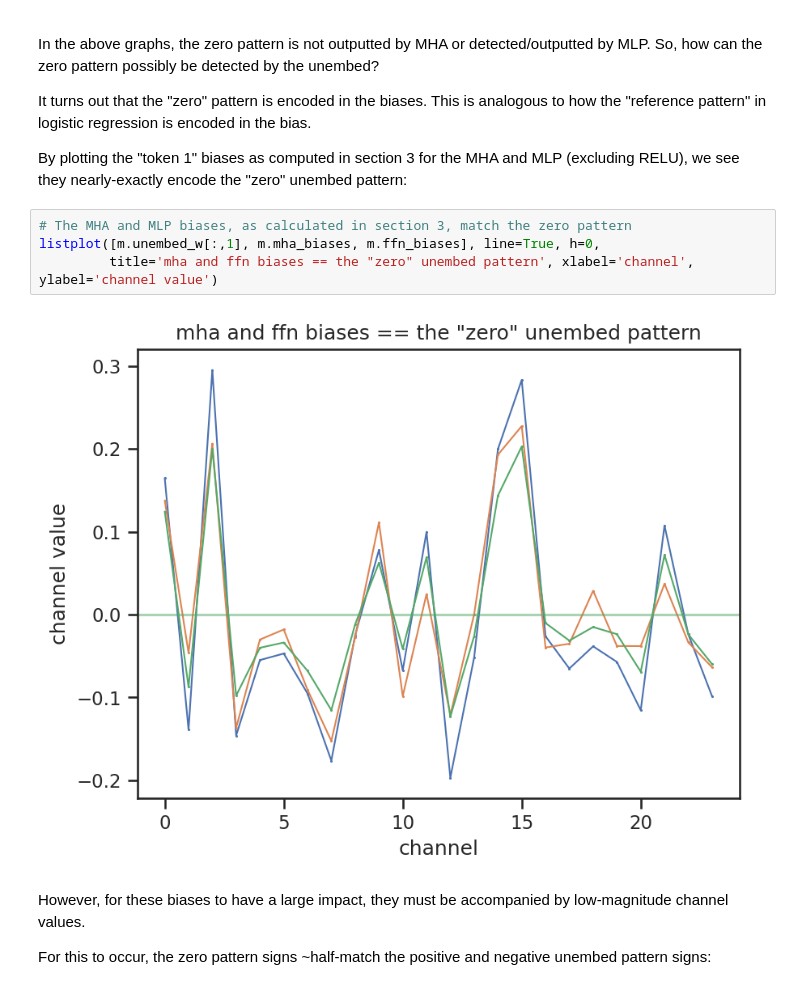
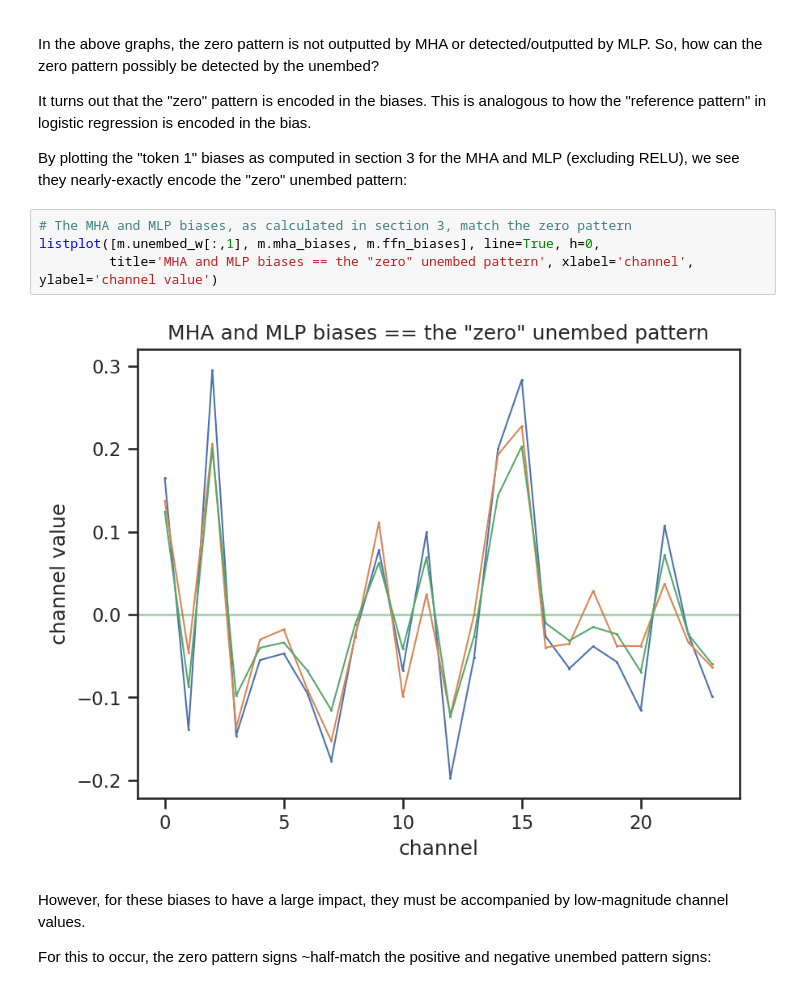
Before and after one commit to danwilhelm/cumsum_transformer, a Jupyter notebook: cumsum_transformer.ipynb, the cells around one changed output. Cells and saved outputs as stored; diff of their text form.

```diff
--- a/cumsum_transformer.ipynb
+++ b/cumsum_transformer.ipynb
@@ -505,9 +503,9 @@ By plotting the "token 1" biases as computed in section 3 for the MHA and MLP (e
 # %%
 # The MHA and MLP biases, as calculated in section 3, match the zero pattern
 listplot([m.unembed_w[:,1], m.mha_biases, m.ffn_biases], line=True, h=0,
-         title='mha and ffn biases == the "zero" unembed pattern', xlabel='channel', ylabel='channel value')
+         title='MHA and MLP biases == the "zero" unembed pattern', xlabel='channel', ylabel='channel value')
 # %% [output]
-[figure, old version]
+[figure, new version]
 # %% [markdown]
 However, for these biases to have a large impact, they must be accompanied by low-magnitude channel values.
 
```
Also changed, not shown: parts of 21 cells of this notebook, 1 other file.
